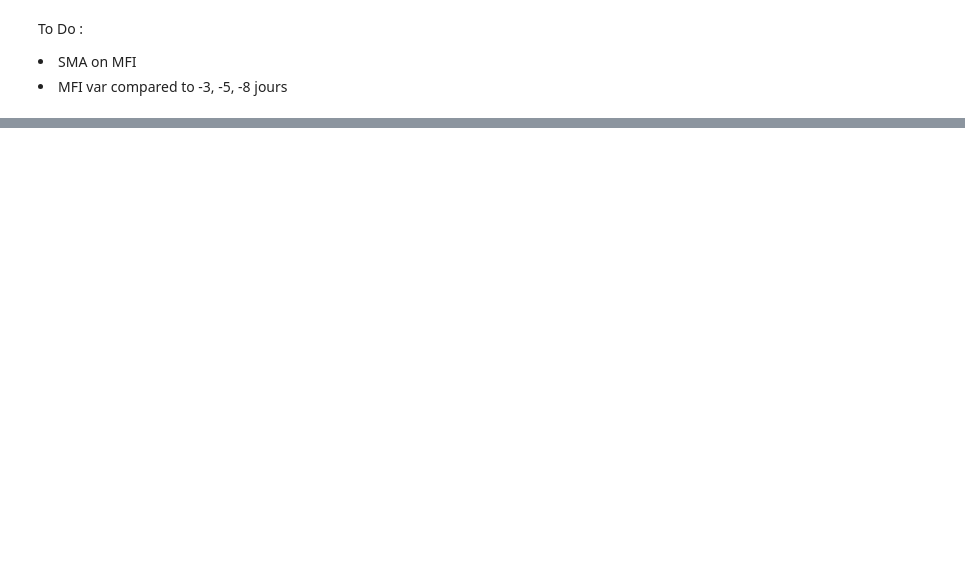
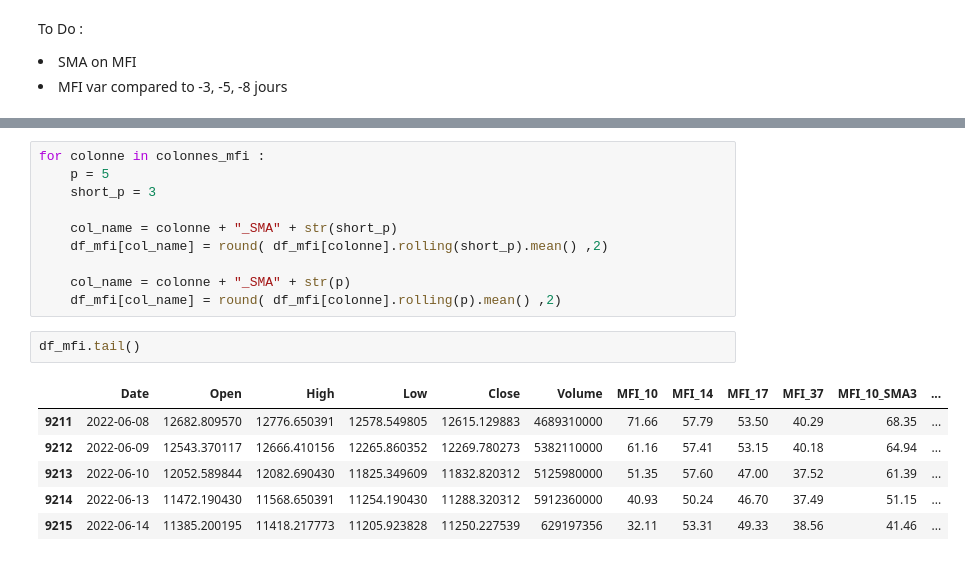
Before and after one commit to AxelRK200/trend_finder_dataiku, a Jupyter notebook: Exploration/yfinance_exploration.ipynb, the cells around one changed output, grey strips where cells are left out. Saved outputs shown, nothing was run; the diff lists cells and outputs as text; blank space fills up the shorter version.

```diff
--- a/Exploration/yfinance_exploration.ipynb
+++ b/Exploration/yfinance_exploration.ipynb
@@ -153,0 +158,19 @@ To Do :
+# %%
+for colonne in colonnes_mfi :
+    p = 5
+    short_p = 3
+
+    col_name = colonne + "_SMA" + str(short_p)
+    df_mfi[col_name] = round( df_mfi[colonne].rolling(short_p).mean() ,2)
+
+    col_name = colonne + "_SMA" + str(p)
+    df_mfi[col_name] = round( df_mfi[colonne].rolling(p).mean() ,2)
+# %%
+df_mfi.tail()
+# %% [output]
+|  | Date | Open | High | Low | Close | Volume | MFI_10 | MFI_14 | MFI_17 | MFI_37 | MFI_10_SMA3 | ... |
+| 9211 | 2022-06-08 | 12682.809570 | 12776.650391 | 12578.549805 | 12615.129883 | 4689310000 | 71.66 | 57.79 | 53.50 | 40.29 | 68.35 | ... |
+| 9212 | 2022-06-09 | 12543.370117 | 12666.410156 | 12265.860352 | 12269.780273 | 5382110000 | 61.16 | 57.41 | 53.15 | 40.18 | 64.94 | ... |
+| 9213 | 2022-06-10 | 12052.589844 | 12082.690430 | 11825.349609 | 11832.820312 | 5125980000 | 51.35 | 57.60 | 47.00 | 37.52 | 61.39 | ... |
+| 9214 | 2022-06-13 | 11472.190430 | 11568.650391 | 11254.190430 | 11288.320312 | 5912360000 | 40.93 | 50.24 | 46.70 | 37.49 | 51.15 | ... |
+| 9215 | 2022-06-14 | 11385.200195 | 11418.217773 | 11205.923828 | 11250.227539 | 629197356 | 32.11 | 53.31 | 49.33 | 38.56 | 41.46 | ... |
```
Also changed, not shown: parts of 17 cells of this notebook.
